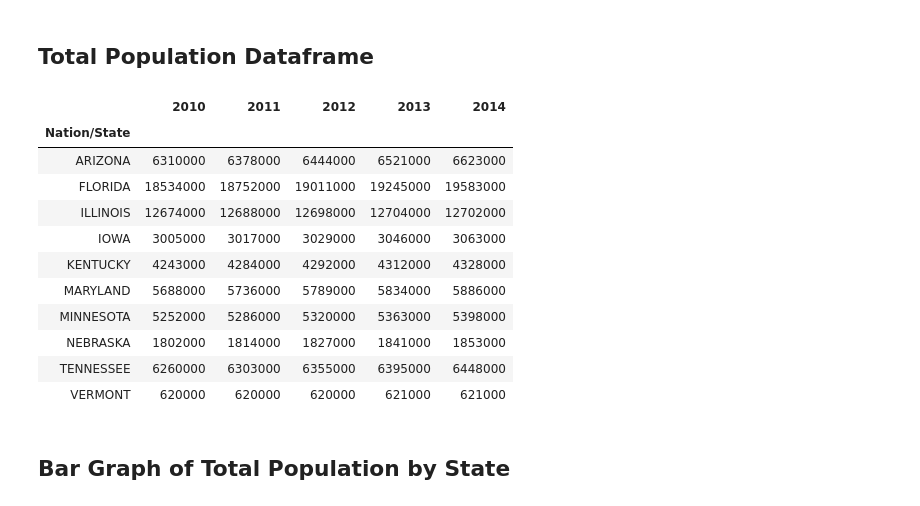
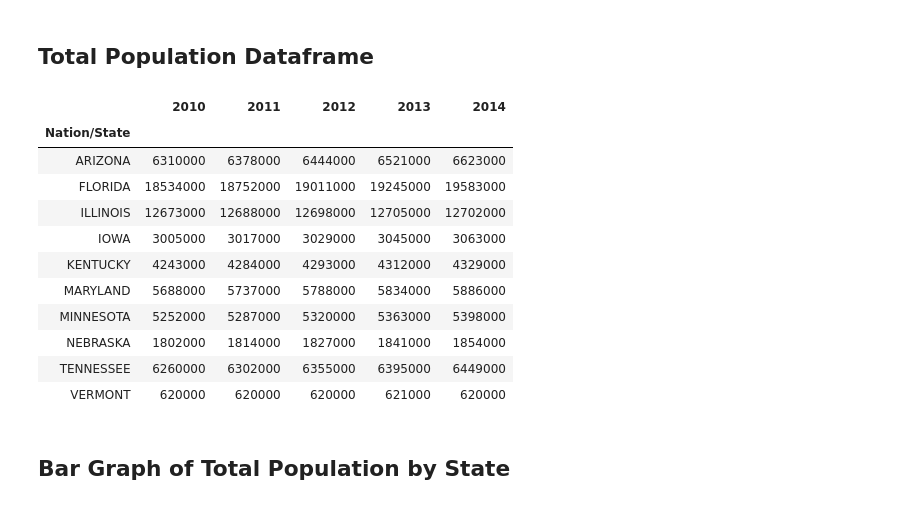
Before and after one commit to TJL30308/DREAM_Project, a Jupyter notebook: insurance_coverage.ipynb, the cells around one changed output. Drawn from its saved outputs; the diff is of its cells as text; code cells hidden in the pictures.

Commit message:
Changed total_pop dataframe to include total from source.

```diff
--- a/insurance_coverage.ipynb
+++ b/insurance_coverage.ipynb
@@ -83,22 +83,25 @@ ax.grid()
 [figure]
 # %% [markdown]
 ## Total Population Dataframe
-# %%
-total_pop = insured + uninsured
-total_pop
-# %% [output]
-|  | 2010 | 2011 | 2012 | 2013 | 2014 |
-| Nation/State |  |  |  |  |  |
-| ARIZONA | 6310000 | 6378000 | 6444000 | 6521000 | 6623000 |
-| FLORIDA | 18534000 | 18752000 | 19011000 | 19245000 | 19583000 |
-| ILLINOIS | 12674000 | 12688000 | 12698000 | 12704000 | 12702000 |
-| IOWA | 3005000 | 3017000 | 3029000 | 3046000 | 3063000 |
-| KENTUCKY | 4243000 | 4284000 | 4292000 | 4312000 | 4328000 |
-| MARYLAND | 5688000 | 5736000 | 5789000 | 5834000 | 5886000 |
-| MINNESOTA | 5252000 | 5286000 | 5320000 | 5363000 | 5398000 |
-| NEBRASKA | 1802000 | 1814000 | 1827000 | 1841000 | 1853000 |
-| TENNESSEE | 6260000 | 6303000 | 6355000 | 6395000 | 6448000 |
-| VERMONT | 620000 | 620000 | 620000 | 621000 | 621000 |
+# %%
+total_pop = df[df['Coverage'] == 'Total']
+total_pop = total_pop.drop(['Coverage'], axis =1)
+total_pop = total_pop.set_index('Nation/State')
+total_pop = total_pop * 1000
+total_pop
+# %% [output]
+|  | 2010 | 2011 | 2012 | 2013 | 2014 |
+| Nation/State |  |  |  |  |  |
+| ARIZONA | 6310000 | 6378000 | 6444000 | 6521000 | 6623000 |
+| FLORIDA | 18534000 | 18752000 | 19011000 | 19245000 | 19583000 |
+| ILLINOIS | 12673000 | 12688000 | 12698000 | 12705000 | 12702000 |
+| IOWA | 3005000 | 3017000 | 3029000 | 3045000 | 3063000 |
+| KENTUCKY | 4243000 | 4284000 | 4293000 | 4312000 | 4329000 |
+| MARYLAND | 5688000 | 5737000 | 5788000 | 5834000 | 5886000 |
+| MINNESOTA | 5252000 | 5287000 | 5320000 | 5363000 | 5398000 |
+| NEBRASKA | 1802000 | 1814000 | 1827000 | 1841000 | 1854000 |
+| TENNESSEE | 6260000 | 6302000 | 6355000 | 6395000 | 6449000 |
+| VERMONT | 620000 | 620000 | 620000 | 621000 | 620000 |
 # %% [markdown]
 ## Bar Graph of Total Population by State
 # %%
```
Also changed, not shown: parts of 5 cells of this notebook.
